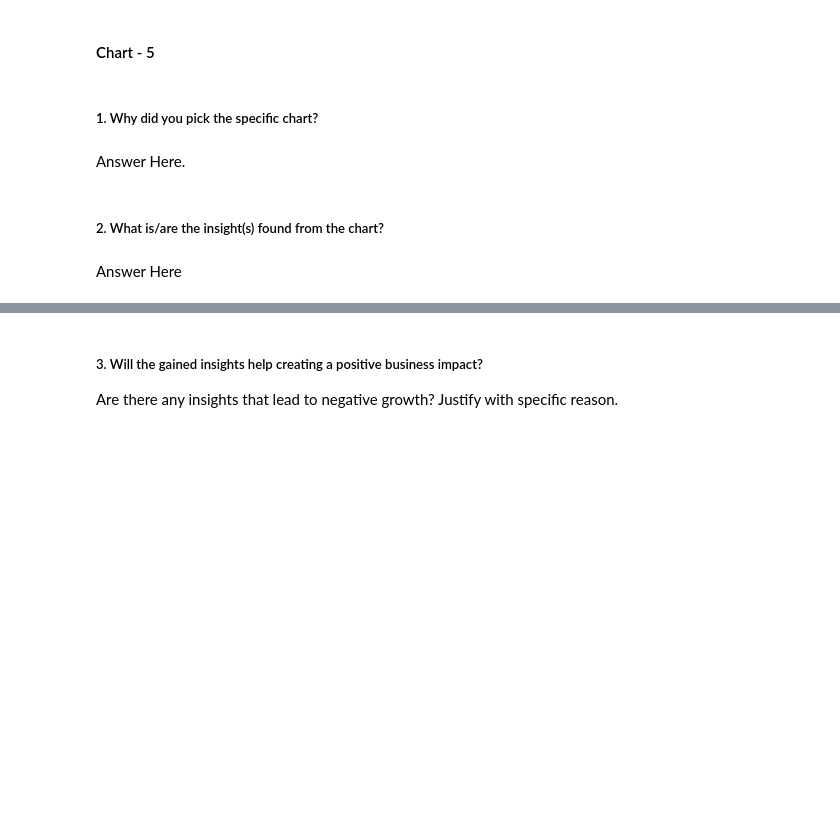
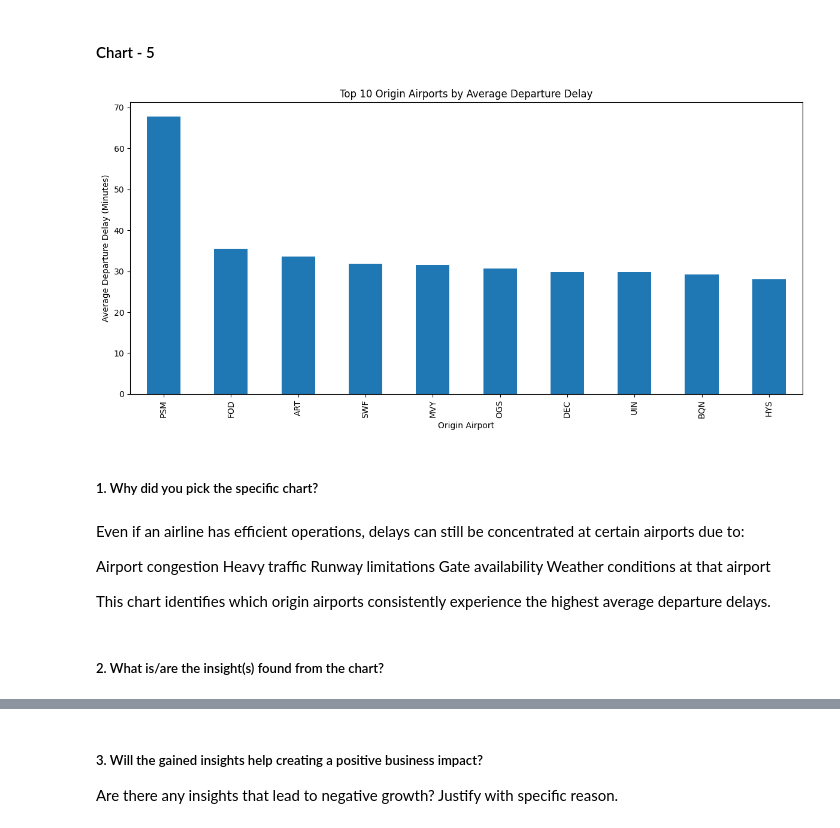
Before and after one commit to sanyam092006/ml_new, a Jupyter notebook: Sample_EDA_Submission_Template.ipynb, the cells around one changed output, grey strips where cells are left out. Drawn from its saved outputs; the diff is of its cells as text; code cells hidden in the pictures; blank space fills up the shorter version.

```diff
--- a/Sample_EDA_Submission_Template.ipynb
+++ b/Sample_EDA_Submission_Template.ipynb
@@ -474,8 +478,39 @@ Answer Here
+# %%
+import matplotlib.pyplot as plt
+
+
+airport_delay = (
+    df[df['CANCELLED'] == 0]
+    .groupby('ORIGIN')['DEP_DELAY']
+    .mean()
+    .sort_values(ascending=False)
+    .head(10)
+)
+
+
+plt.figure(figsize=(12,6))
+airport_delay.plot(kind='bar')
+
+plt.title('Top 10 Origin Airports by Average Departure Delay')
+plt.xlabel('Origin Airport')
+plt.ylabel('Average Departure Delay (Minutes)')
+
+
+plt.tight_layout()
+plt.show()
+# %% [output]
+[figure, added]
 # %% [markdown]
 ##### 1. Why did you pick the specific chart?
-# %% [markdown]
-Answer Here.
+# %% [markdown]
+Even if an airline has efficient operations, delays can still be concentrated at certain airports due to:
+
+Airport congestion
+Heavy traffic
+Runway limitations
+Gate availability
+Weather conditions at that airport
+
+This chart identifies which origin airports consistently experience the highest average departure delays.
 # %% [markdown]
 ##### 2. What is/are the insight(s) found from the chart?
-# %% [markdown]
-Answer Here
```
Also changed, not shown: parts of 20 cells of this notebook.
